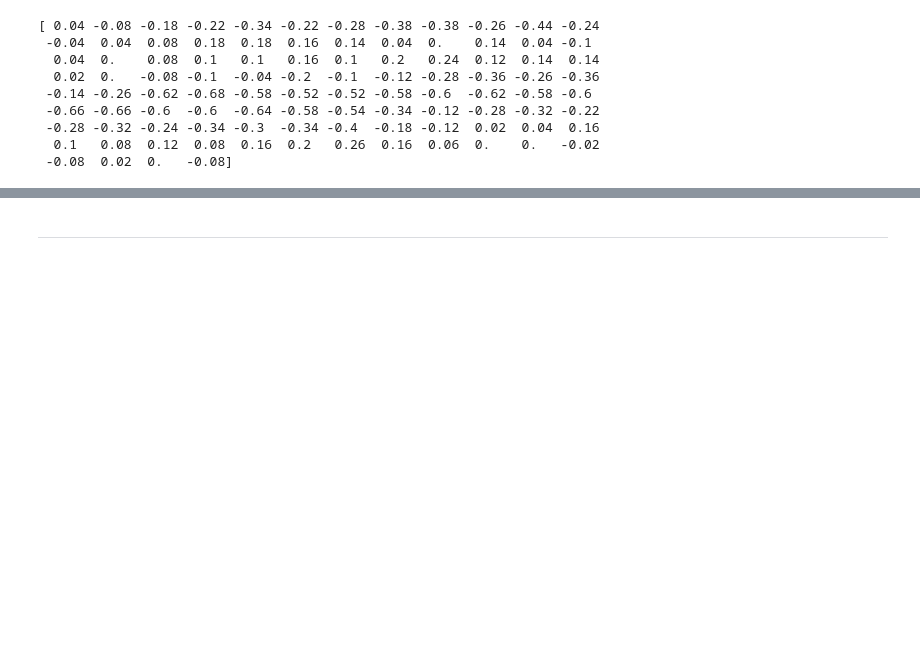
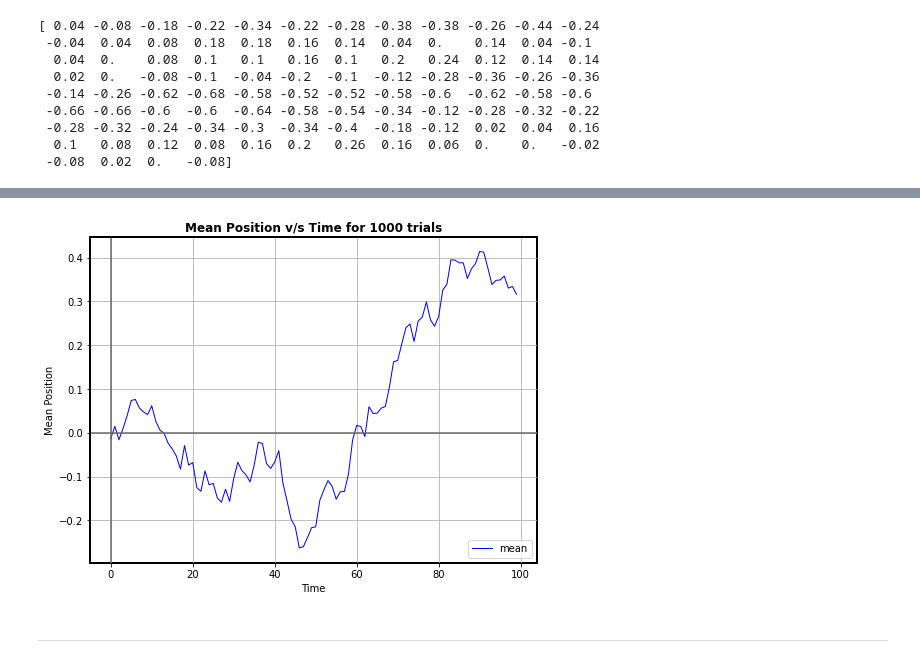
Before and after one commit to itsNisarg/MC312_Mod_Sim, a Jupyter notebook: MC312_LAB7_202003030_37.ipynb, the cells around one changed output, grey strips where cells are left out. Saved outputs shown, nothing was run; the diff lists cells and outputs as text; code cells hidden in the pictures; blank space fills up the shorter version.

```diff
--- a/MC312_LAB7_202003030_37.ipynb
+++ b/MC312_LAB7_202003030_37.ipynb
@@ -183,0 +186,24 @@ plt.show(fig)
+# %%
+def randomWalk(N, p):
+    dist = 0
+    l = np.random.normal(0, 1)
+    # yield 0
+    for i in range(N):
+        step = 1 if uniform(0,1) > p else -1
+        dist += (step * l)
+        yield dist
+    yield abs(dist)
+# %%
+def experiment2(N, p, trials):
+    results = []
+    for i in range(trials):
+        results.append(list(randomWalk(N, p)))
+    results = np.array(results)
+    # print(results.shape)
+    mean = np.mean(results, axis = 0)
+    var = np.var(results, axis = 0)
+    return mean, var
+# %%
+trials = [1, 10, 100, 1000]
+exp = experiment2(100, 0.5, trials[-1])
+print(exp[0])
@@ -184,3 +228,22 @@ plt.show(fig)
+# %%
+fig, ax = plt.subplots(figsize = (8,6))
+color = iter(cm.bwr(np.linspace(0, 1, len(trials))))
+
+ax.plot(exp[0][:-1], label = f"mean", color = 'blue', lw = 1)
+
+ax.set_title(f"Mean Position v/s Time for {trials[-1]} trials", fontweight = 'bold')
+ax.set_xlabel(f"Time")
+ax.set_ylabel(f"Mean Position")
+
+ax.axhline(0, color='dimgrey')
+ax.axvline(0, color='dimgrey')
+ax.patch.set_edgecolor('black')
+ax.patch.set_linewidth(2)
+ax.grid()
+ax.legend()
+plt.show(fig)
+# %% [output]
+[figure, added]
 # %% [markdown]
 ---
 # %%
```
Also changed, not shown: parts of 3 cells of this notebook.
